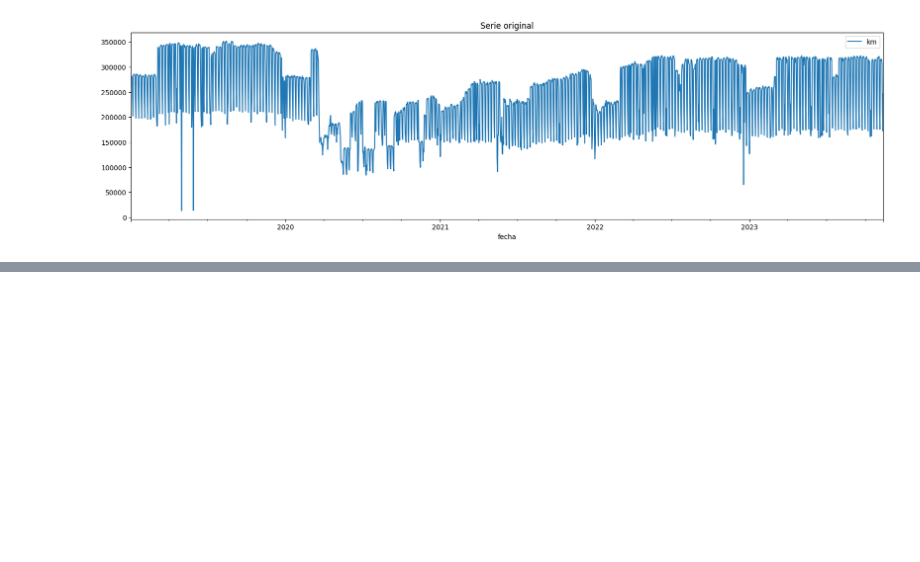
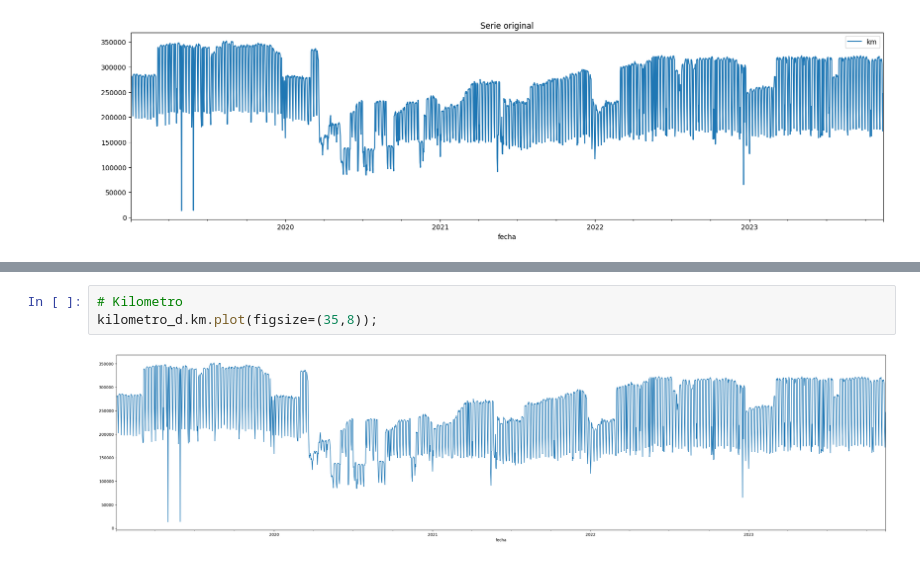
Before and after one commit to rstvz90/AST_G4, a Jupyter notebook: tp1.ipynb, the cells around one changed output, grey strips where cells are left out. Saved outputs shown, nothing was run; the diff lists cells and outputs as text; blank space fills up the shorter version.

```diff
--- a/tp1.ipynb
+++ b/tp1.ipynb
@@ -174,0 +207,5 @@ plt.show()
+# %%
+# Kilometro
+kilometro_d.km.plot(figsize=(35,8));
+# %% [output]
+[figure, added]
```
Also changed, not shown: parts of 18 cells of this notebook.
